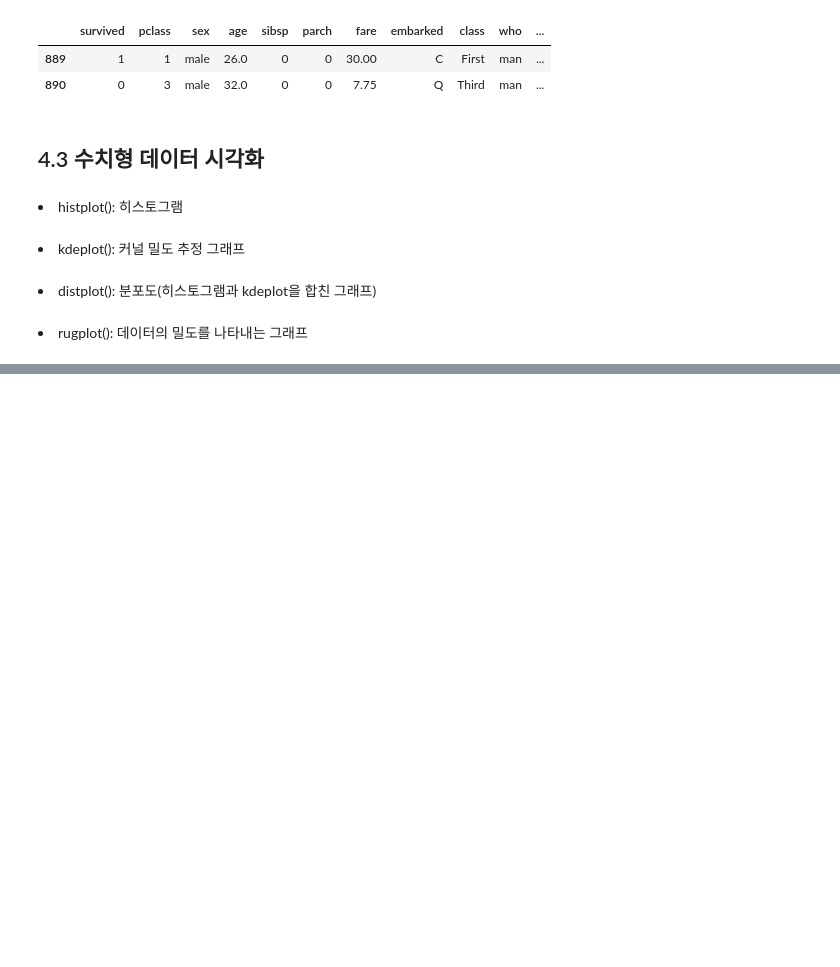
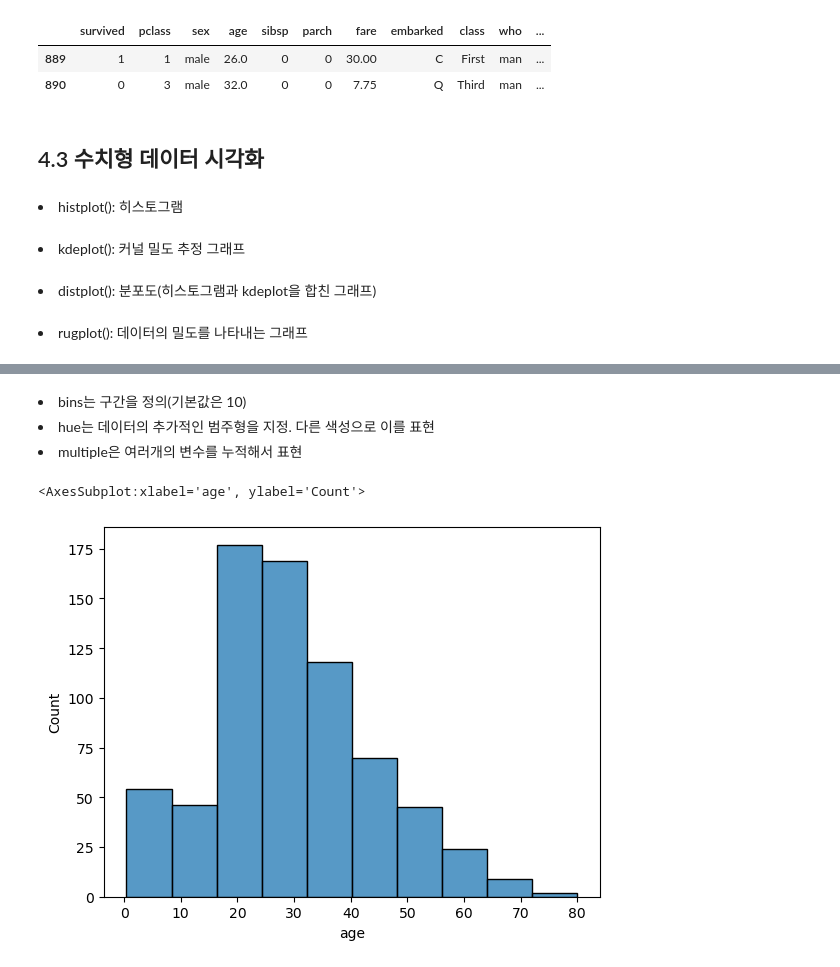
Before and after one commit to bongjooncha/kaggle_study, a Jupyter notebook: ch4/book.ipynb, the cells around one changed output, grey strips where cells are left out. Drawn from its saved outputs; the diff is of its cells as text; code cells hidden in the pictures; blank space fills up the shorter version.

```diff
--- a/ch4/book.ipynb
+++ b/ch4/book.ipynb
@@ -73,0 +102,11 @@ titanic.tail(2)
+# %% [markdown]
+<li>bins는 구간을 정의(기본값은 10)</li>
+</br>
+<li>hue는 데이터의 추가적인 범주형을 지정. 다른 색성으로 이를 표현</li>
+</br>
+<li>multiple은 여러개의 변수를 누적해서 표현</li>
+# %%
+sns.histplot(data=titanic, x= "age", bins=10)
+# %% [output]
+<AxesSubplot:xlabel='age', ylabel='Count'>
+[figure, added]
```
Also changed, not shown: parts of 18 cells of this notebook, 1 other file.
